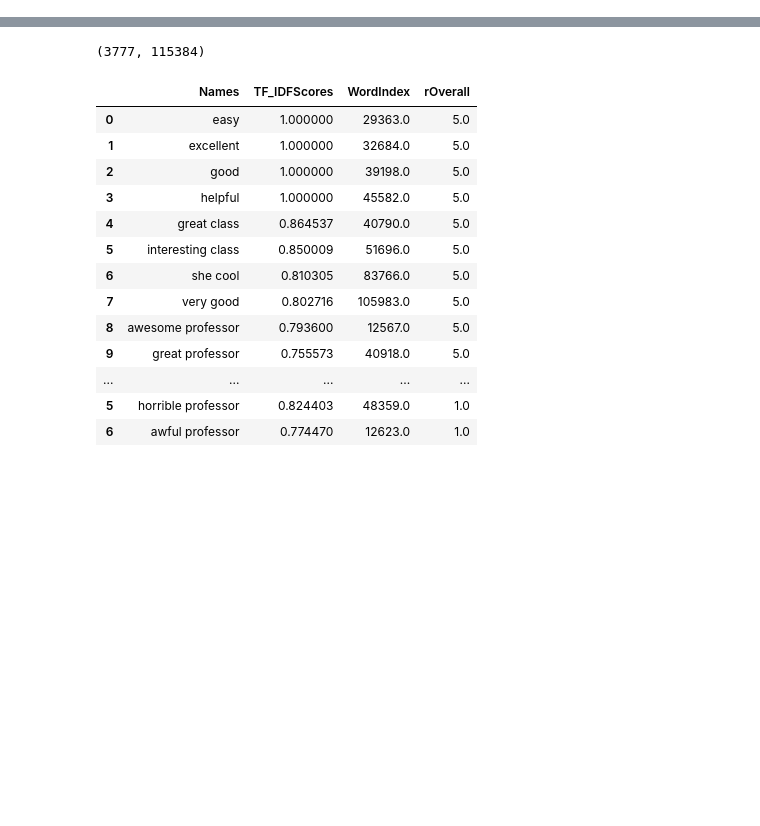
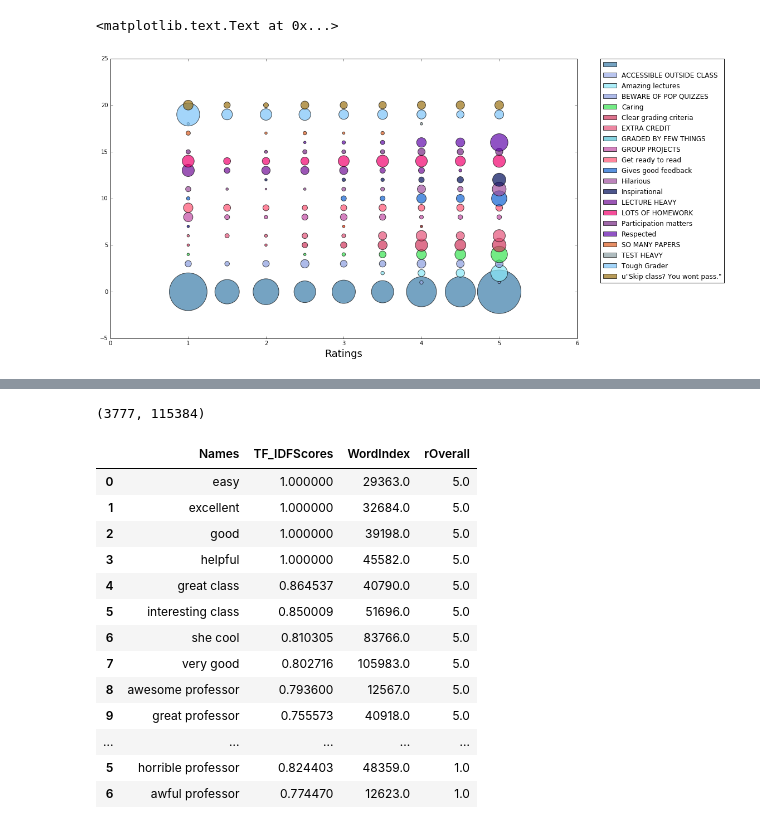
Before and after one commit to monkeydunkey/Scrape_Rate_My_professor, a Jupyter notebook: Ratings Analysis .ipynb, the cells around one changed output, grey strips where cells are left out. Cells and saved outputs as stored; diff of their text form; code cells hidden in the pictures; blank space fills up the shorter version.

```diff
--- a/Ratings Analysis .ipynb
+++ b/Ratings Analysis .ipynb
@@ -39,0 +101,30 @@ ratings.head()
+# %%
+# get individual tags from 'teacherRatingTags' column and add a row for each of the tag
+tags = ratings['teacherRatingTags'].copy().str.replace('[','').str.replace(']','').str.replace("u'",'').str.strip()\
+.str.replace("'",'').str.split(',').apply(pd.Series, 1).stack()
+tags.index = tags.index.droplevel(-1)
+tags.name = 'Tags'
+tempDf = ratings.join(tags)[['Tags', 'rOverall']]
+tempDf['Tags'] = tempDf['Tags'].str.strip()
+tempDf = tempDf.groupby( [ 'rOverall', 'Tags'] ).size().to_frame(name = 'count').reset_index()
+tempDf['Numerical Tags'] = pd.Series(np.unique(tempDf['Tags'], return_inverse = True)[1])
+
+# Setting the size of the figure
+fig_size = plt.rcParams["figure.figsize"]
+fig_size[0] = 15
+fig_size[1] = 9
+plt.rcParams["figure.figsize"] = fig_size
+fig, ax = plt.subplots()
+recs = []
+classes = []
+for i in sorted(tempDf['Numerical Tags'].unique()):
+    color = np.random.rand(3,1)
+    ax.scatter(tempDf[tempDf['Numerical Tags'] == i]['rOverall'], tempDf[tempDf['Numerical Tags'] == i]['Numerical Tags'], \
+               s=tempDf[tempDf['Numerical Tags'] == i]['count']*10, c=color, alpha=0.7)
+    recs.append(mpatches.Rectangle((0,0),1,1,fc=color, alpha = 0.7))
+    classes.append(tempDf[tempDf['Numerical Tags'] == i]['Tags'].unique()[0])
+ax.legend(recs, classes, bbox_to_anchor=(1.05, 1), loc=2, borderaxespad=0.)
+plt.xlabel('Ratings', fontsize=18)
+# %% [output]
+<matplotlib.text.Text at 0x...>
+[figure, added]
```
Also changed, not shown: parts of 27 cells of this notebook.
